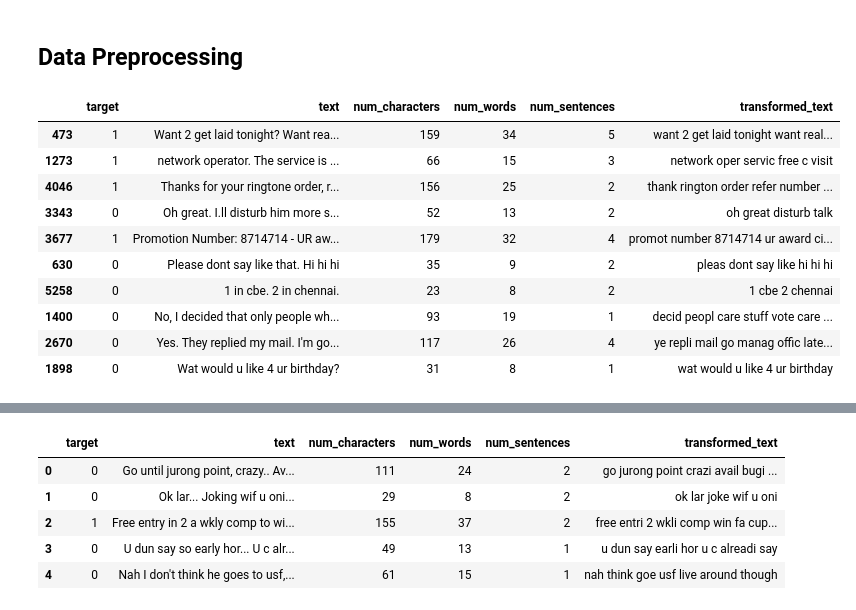
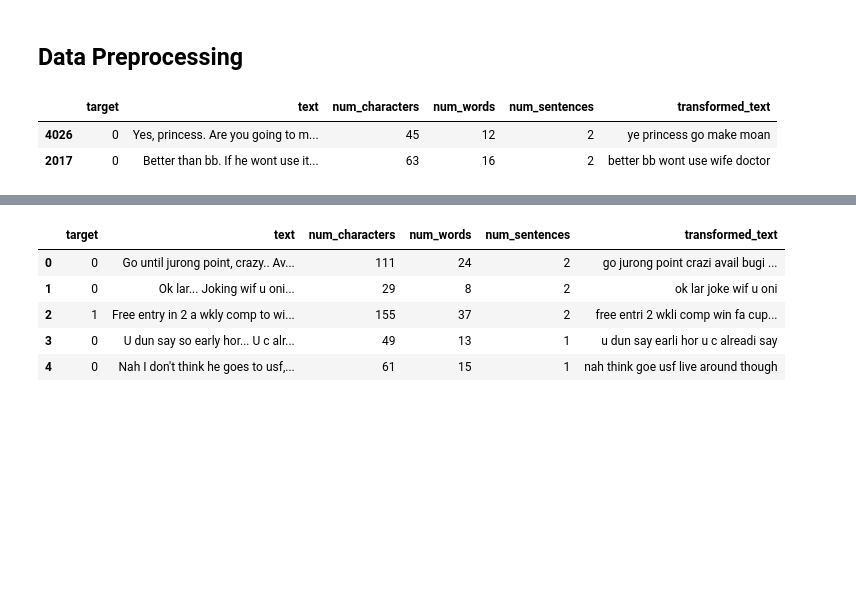
Before and after one commit to vaissss-sh/Spam-email-classifier-ML-Model, a Jupyter notebook: spam-detection.ipynb, the cells around one changed output, grey strips where cells are left out. Drawn from its saved outputs; the diff is of its cells as text; code cells hidden in the pictures; blank space fills up the shorter version.

```diff
--- a/spam-detection.ipynb
+++ b/spam-detection.ipynb
@@ -300,19 +300,11 @@ def transform_text(text):
 # %%
 df['transformed_text']=df['text'].apply(transform_text)
 # %%
-df.sample(10)
+df.sample(2)
 # %% [output]
 |  | target | text | num_characters | num_words | num_sentences | transformed_text |
-| 473 | 1 | Want 2 get laid tonight? Want rea... | 159 | 34 | 5 | want 2 get laid tonight want real... |
-| 1273 | 1 | network operator. The service is ... | 66 | 15 | 3 | network oper servic free c visit |
-| 4046 | 1 | Thanks for your ringtone order, r... | 156 | 25 | 2 | thank rington order refer number ... |
-| 3343 | 0 | Oh great. I.ll disturb him more s... | 52 | 13 | 2 | oh great disturb talk |
-| 3677 | 1 | Promotion Number: 8714714 - UR aw... | 179 | 32 | 4 | promot number 8714714 ur award ci... |
-| 630 | 0 | Please dont say like that. Hi hi hi | 35 | 9 | 2 | pleas dont say like hi hi hi |
-| 5258 | 0 | 1 in cbe. 2 in chennai. | 23 | 8 | 2 | 1 cbe 2 chennai |
-| 1400 | 0 | No, I decided that only people wh... | 93 | 19 | 1 | decid peopl care stuff vote care ... |
-| 2670 | 0 | Yes. They replied my mail. I'm go... | 117 | 26 | 4 | ye repli mail go manag offic late... |
-| 1898 | 0 | Wat would u like 4 ur birthday? | 31 | 8 | 1 | wat would u like 4 ur birthday |
+| 4026 | 0 | Yes, princess. Are you going to m... | 45 | 12 | 2 | ye princess go make moan |
+| 2017 | 0 | Better than bb. If he wont use it... | 63 | 16 | 2 | better bb wont use wife doctor |
 # %%
 from wordcloud import WordCloud
 wc = WordCloud(width=1000,height=1000,min_font_size=10,background_color='white')
```
Also changed, not shown: parts of 22 cells of this notebook, 2 other files.
